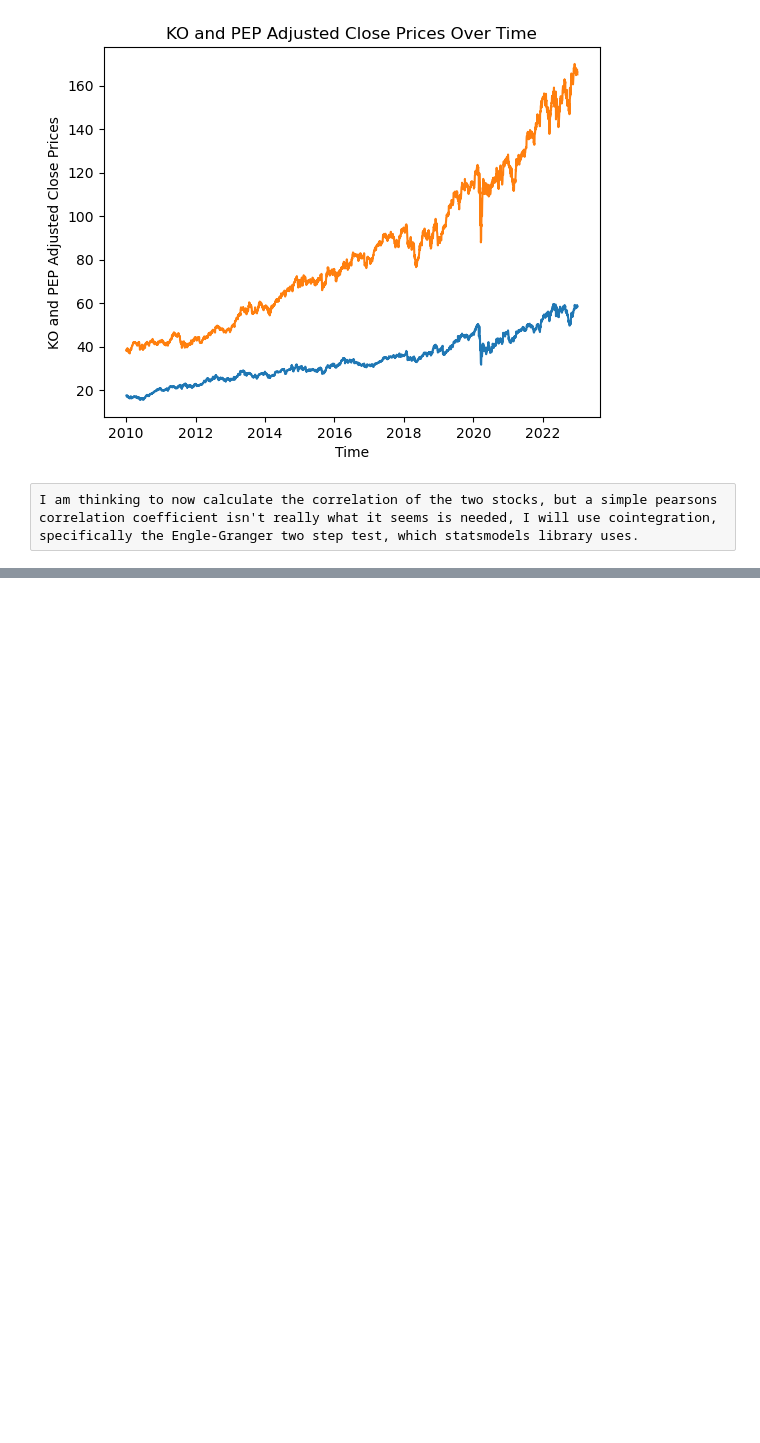
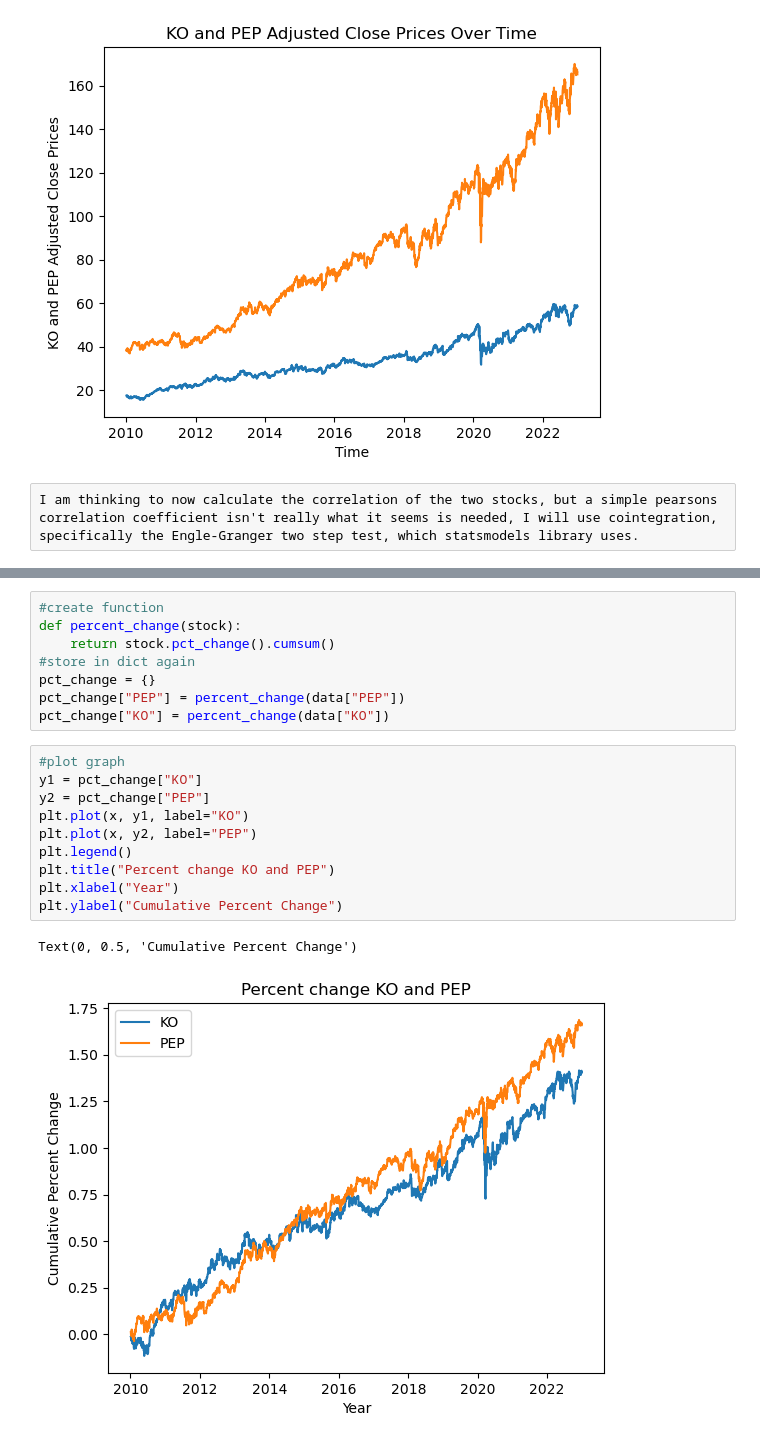
Before and after one commit to ikee1/pairs-trading, a Jupyter notebook: notebooks/rough working.ipynb, the cells around one changed output, grey strips where cells are left out. Drawn from its saved outputs; the diff is of its cells as text; blank space fills up the shorter version.

```diff
--- a/notebooks/rough working.ipynb
+++ b/notebooks/rough working.ipynb
@@ -79,0 +107,21 @@ So, we have found them to be cointegrated very strongly, this p-value is ~0.5%
+# %%
+#create function
+def percent_change(stock):
+    return stock.pct_change().cumsum()
+#store in dict again
+pct_change = {}
+pct_change["PEP"] = percent_change(data["PEP"])
+pct_change["KO"] = percent_change(data["KO"])
+# %%
+#plot graph
+y1 = pct_change["KO"]
+y2 = pct_change["PEP"]
+plt.plot(x, y1, label="KO")
+plt.plot(x, y2, label="PEP")
+plt.legend()
+plt.title("Percent change KO and PEP")
+plt.xlabel("Year")
+plt.ylabel("Cumulative Percent Change")
+# %% [output]
+Text(0, 0.5, 'Cumulative Percent Change')
+[figure, added]
```
Also changed, not shown: parts of 11 cells of this notebook, 1 other file.
